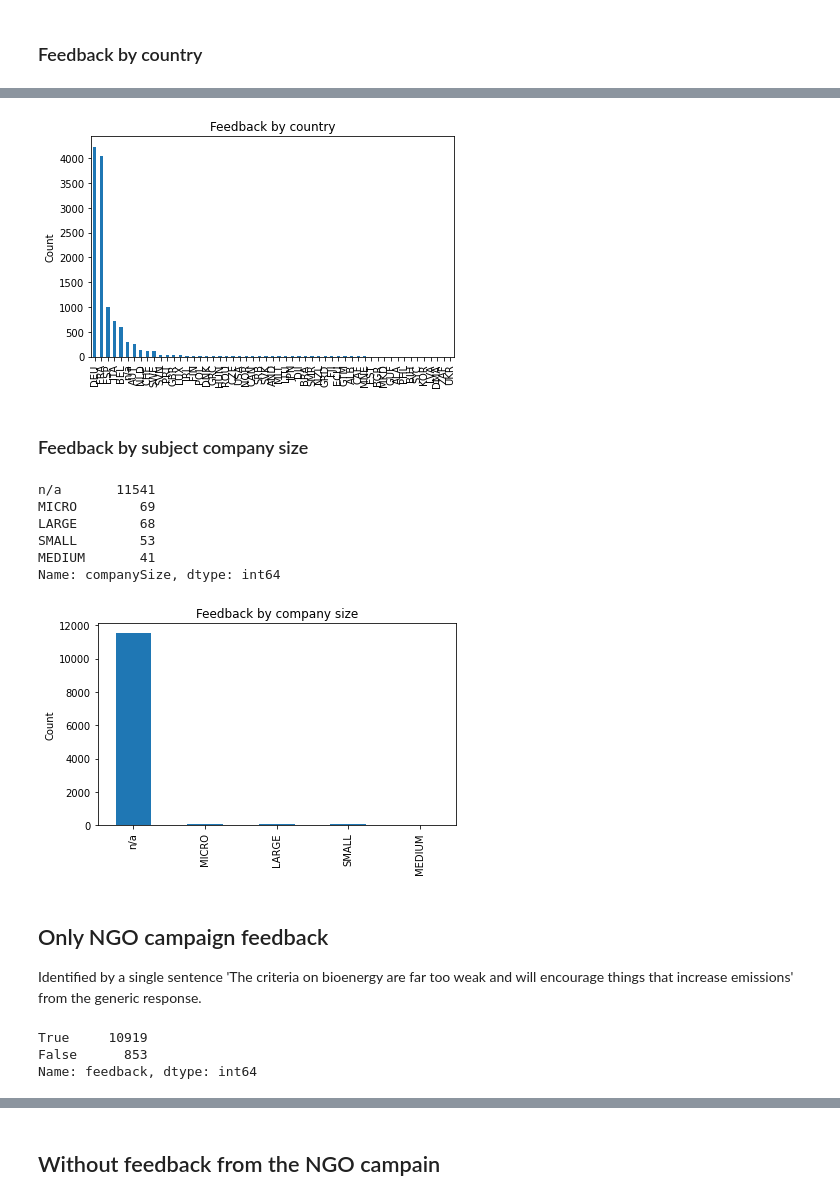
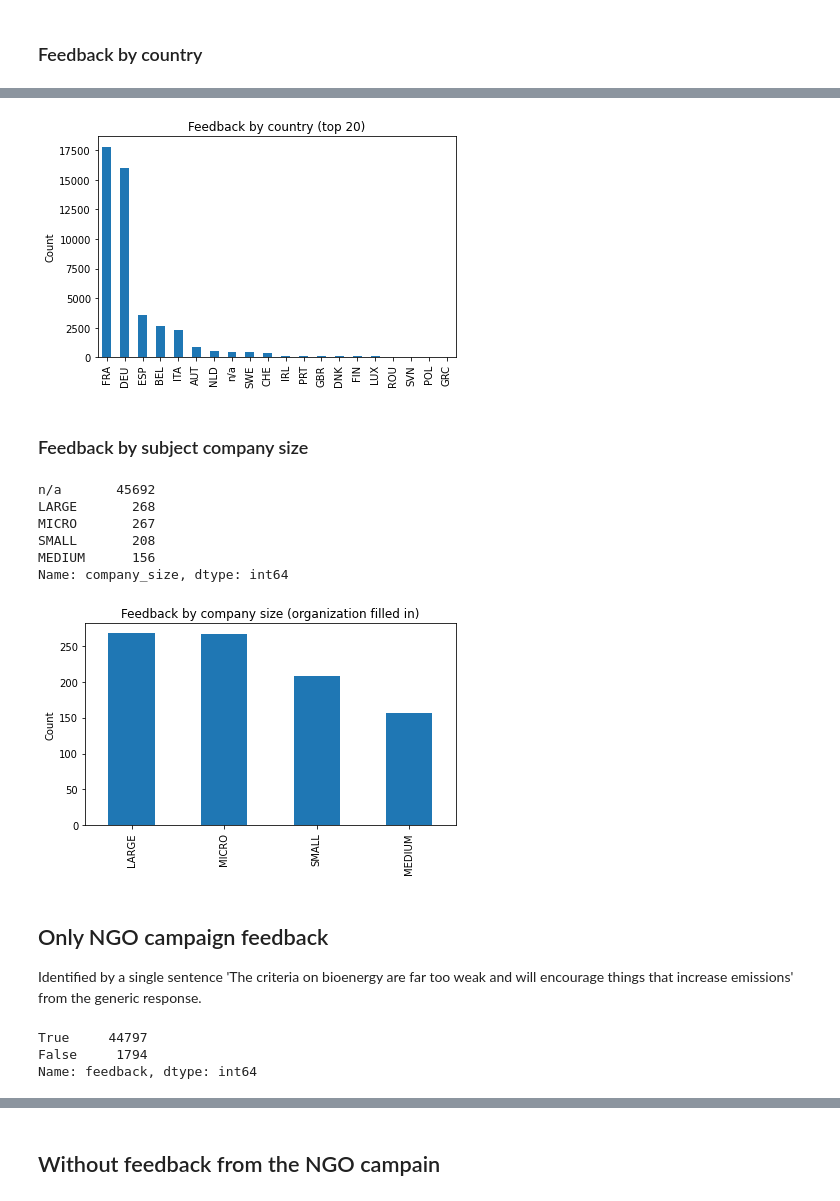
Before and after one commit to jandolezal/consultations, a Jupyter notebook: taxonomy/taxonomy.ipynb, the cells around one changed output, grey strips where cells are left out. Saved outputs shown, nothing was run; the diff lists cells and outputs as text; code cells hidden in the pictures.

```diff
--- a/taxonomy/taxonomy.ipynb
+++ b/taxonomy/taxonomy.ipynb
@@ -11,7 +11,7 @@ Some of the plots are therefore prepared separately for feedback generated by th
 # %%
 import pandas as pd
 import matplotlib.pyplot as plt
-df = pd.read_csv('taxonomy.csv', low_memory=False)
+df = pd.read_csv('data.csv', low_memory=False)
 # %%
 df = df.fillna('n/a')
 # %%
@@ -30,8 +29,3 @@ df.shape
-# %%
-df = df[['id', 'publicationId', 'status', 'dateFeedback',
-'country', 'language', 'userType', 'firstName', 'surname',
-'referenceInitiative', 'organization', 'companySize', 'attachmentUrl',
-'feedback']]
 # %%
 pd.set_option('display.max_colwidth', 50)
 # %%
@@ -98,36 +89,36 @@ Name: country, dtype: int64
 # %%
-ax = df['country'].value_counts().plot(
+ax = df['country'].value_counts()[:20].plot(
     kind='bar',
-    title='Feedback by country',
+    title='Feedback by country (top 20)',
     ylabel='Count',
     )
 fig = ax.get_figure()
 fig.tight_layout()
-fig.savefig('country.png')
+fig.savefig('all_country_bar.png')
 # %% [output]
-[figure, old version]
+[figure, new version]
 # %% [markdown]
 ### Feedback by subject company size
 # %%
-df['companySize'].value_counts()
+df['company_size'].value_counts()
 # %% [output]
-n/a       11541
-MICRO        69
-LARGE        68
-SMALL        53
-MEDIUM       41
-Name: companySize, dtype: int64
+n/a       45692
+LARGE       268
+MICRO       267
+SMALL       208
+MEDIUM      156
+Name: company_size, dtype: int64
 # %%
-ax = df['companySize'].value_counts().plot(
+ax = df[df['organization'] != 'n/a']['company_size'].value_counts().plot(
     kind='bar',
-    title='Feedback by company size',
+    title='Feedback by company size (organization filled in)',
     ylabel='Count',
     )
 fig = ax.get_figure()
 fig.tight_layout()
-fig.savefig('company_size.png')
+fig.savefig('all_company_size_bar.png')
 # %% [output]
-[figure, old version]
+[figure, new version]
 # %% [markdown]
 ## Only NGO campaign feedback
 Identified by a single sentence 'The criteria on bioenergy are far too weak and will encourage things that increase emissions' from the generic response.
@@ -135,8 +126,8 @@ Identified by a single sentence 'The criteria on bioenergy are far too weak and
 ngo_campain = df['feedback'].str.contains('The criteria on bioenergy are far too weak and will encourage things that increase emissions')
 ngo_campain.value_counts()
 # %% [output]
-True     10919
-False      853
+True     44797
+False     1794
 Name: feedback, dtype: int64
 # %%
 plt.bar(['NGO campaign', 'Other'], ngo_campain.value_counts())
```
Also changed, not shown: parts of 26 cells of this notebook, 2 other files.
